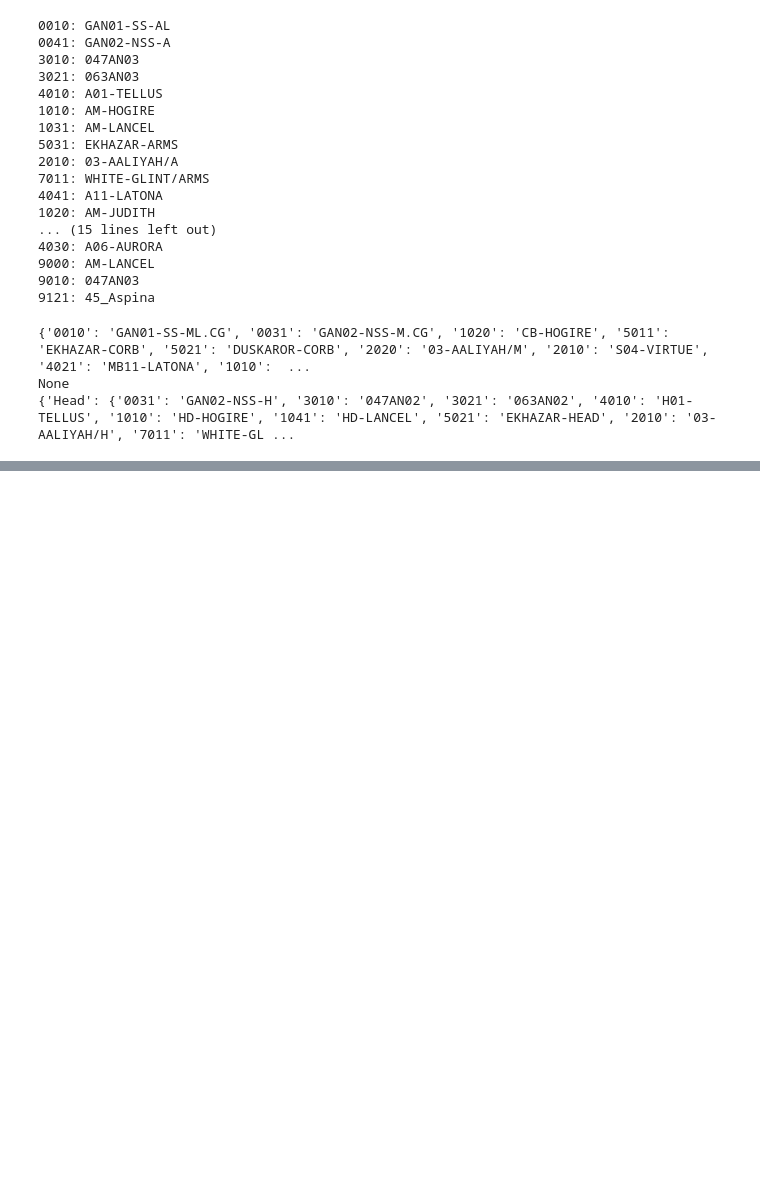
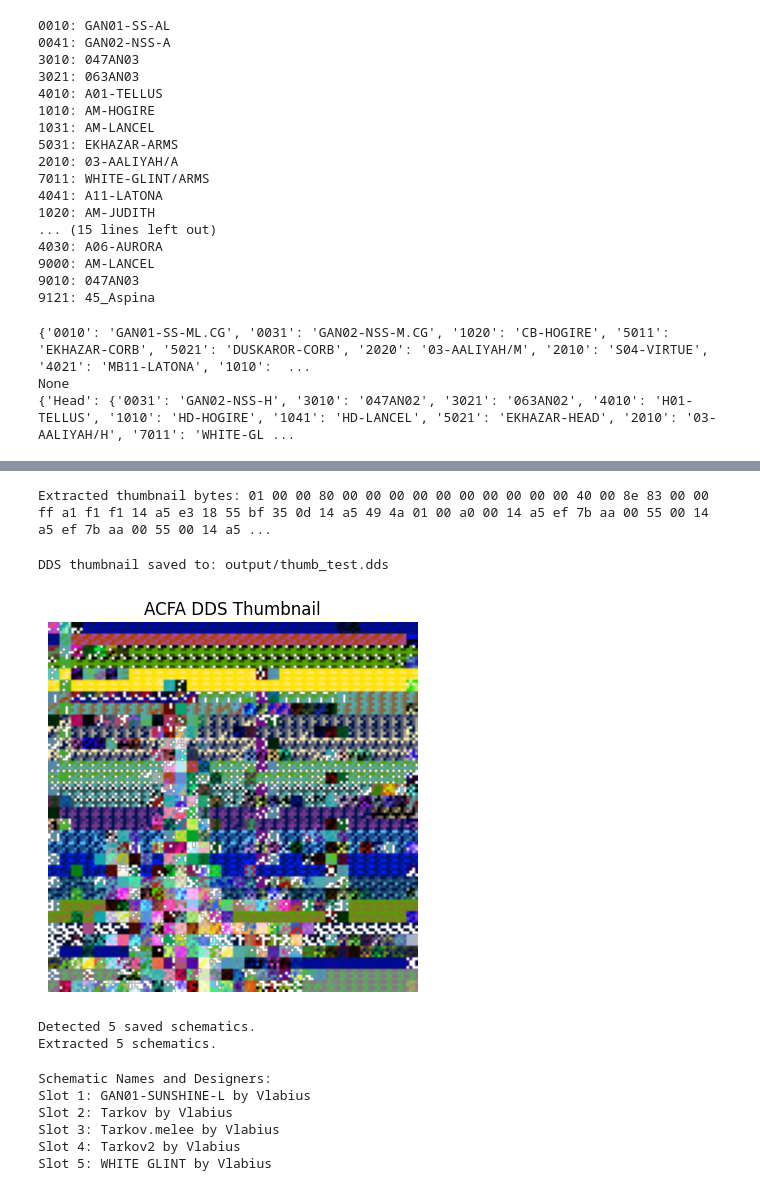
Before and after one commit to tmbkoren/ACFA_Schematic_Tool, a Jupyter notebook: test.ipynb, the cells around one changed output, grey strips where cells are left out. Drawn from its saved outputs; the diff is of its cells as text; code cells hidden in the pictures; blank space fills up the shorter version.

Commit message:
updated regex for name recognition to recognize following symbols: _\-.

```diff
--- a/test.ipynb
+++ b/test.ipynb
@@ -1152,0 +1349,9 @@ None
+# %%
+blocks = extract_active_schematic_blocks("sch_data/my_sch_data/DESDOC.DAT")
+thumbnail_bytes = extract_thumbnail_bytes(blocks[2])
+with open("output/thumb3.bin", "wb") as f:
+    f.write(thumbnail_bytes)
+
+print("Extracted thumbnail bytes:", ' '.join(f"{b:02x}" for b in thumbnail_bytes))
+# %% [output]
+Extracted thumbnail bytes: 01 00 00 80 00 00 00 00 00 00 00 00 00 00 40 00 8e 83 00 00 ff a1 f1 f1 14 a5 e3 18 55 bf 35 0d 14 a5 49 4a 01 00 a0 00 14 a5 ef 7b aa 00 55 00 14 a5 ef 7b aa 00 55 00 14 a5 ...
@@ -1152,0 +1394,21 @@ None
+# %%
+save_dds_thumbnail(thumbnail_bytes[0x10:], "output/thumb_test.dds")
+# %% [output]
+DDS thumbnail saved to: output/thumb_test.dds
+# %%
+import imageio.v3 as iio
+import matplotlib.pyplot as plt
+
+
+def show_dds_image(path):
+    image = iio.imread(path)
+    plt.imshow(image)
+    plt.axis('off')
+    plt.title("ACFA DDS Thumbnail")
+    plt.show()
+
+
+# Example usage:
+show_dds_image("output/thumb_test.dds")
+# %% [output]
+[figure, added]
@@ -1152,0 +1446,6 @@ None
+# %%
+blocks = extract_ac4_schematic_blocks("sch_data/ac4/DESDOC.DAT")
+print(f"Extracted {len(blocks)} schematics.")
+# %% [output]
+Detected 5 saved schematics.
+Extracted 5 schematics.
@@ -1152,0 +1479,12 @@ None
+# %%
+print("Schematic Names and Designers:")
+for idx, block in enumerate(blocks, 1):
+    info = display_schematic_info(block)
+    print(f"Slot {idx}: {info['name']} by {info['designer']}")
+# %% [output]
+Schematic Names and Designers:
+Slot 1: GAN01-SUNSHINE-L by Vlabius
+Slot 2: Tarkov by Vlabius
+Slot 3: Tarkov.melee by Vlabius
+Slot 4: Tarkov2 by Vlabius
+Slot 5: WHITE GLINT by Vlabius
```
Also changed, not shown: parts of 6 cells of this notebook, 1 other file.
